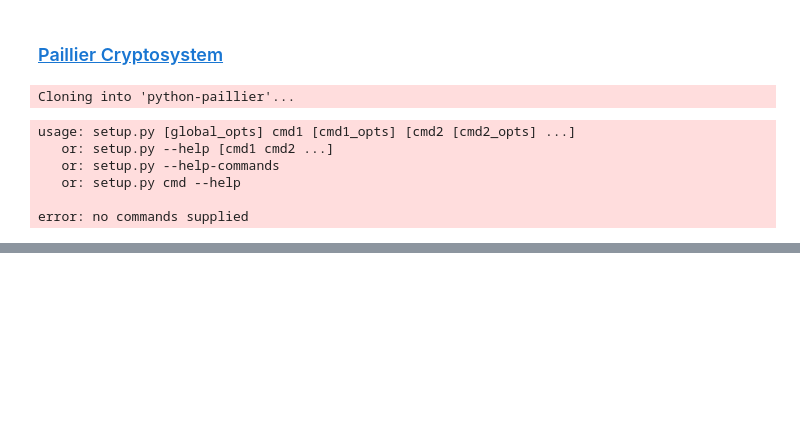
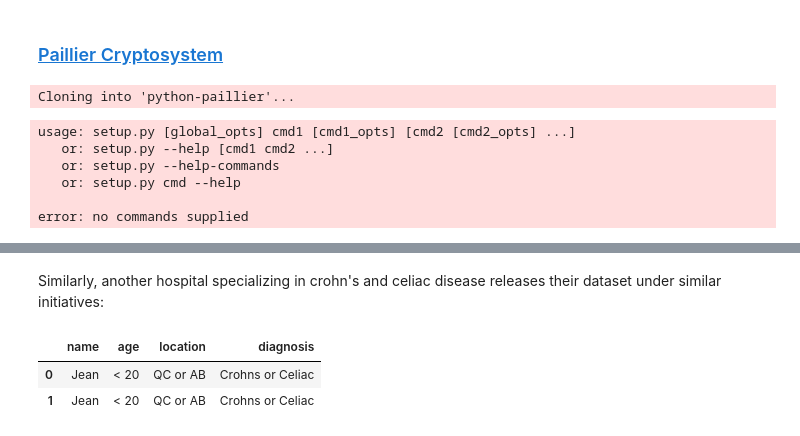
Before and after one commit to HanSeoulOh/mathproblems, a Jupyter notebook: privacyMath.ipynb, the cells around one changed output, grey strips where cells are left out. Drawn from its saved outputs; the diff is of its cells as text; code cells hidden in the pictures; blank space fills up the shorter version.

```diff
--- a/privacyMath.ipynb
+++ b/privacyMath.ipynb
@@ -192,0 +228,9 @@ error: no commands supplied
+# %% [markdown]
+Similarly, another hospital specializing in crohn's and celiac disease releases their dataset under similar initiatives:
+# %%
+pd.DataFrame({'name' : ['Jean', 'Jean'], 'age' : ['< 20', '< 20'], 'location': ['QC or AB', 'QC or AB'], 'diagnosis' : ['Crohns or Celiac', 'Crohns or Celiac']
+})
+# %% [output]
+|  | name | age | location | diagnosis |
+| 0 | Jean | < 20 | QC or AB | Crohns or Celiac |
+| 1 | Jean | < 20 | QC or AB | Crohns or Celiac |
```
Also changed, not shown: parts of 18 cells of this notebook.
